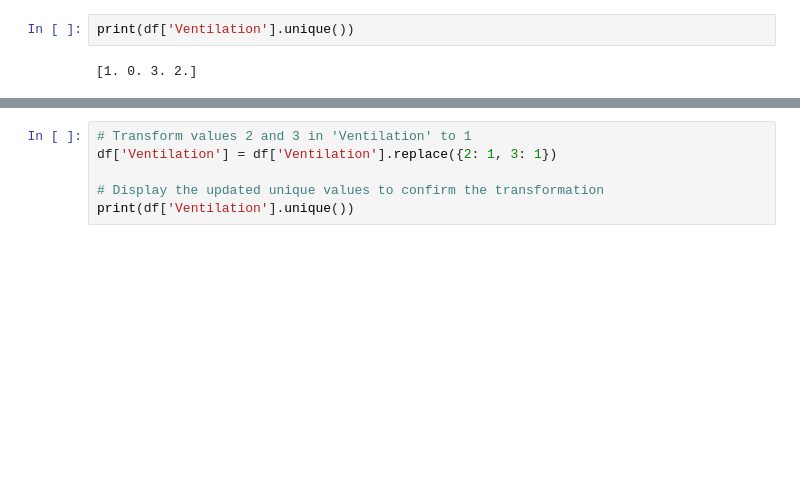
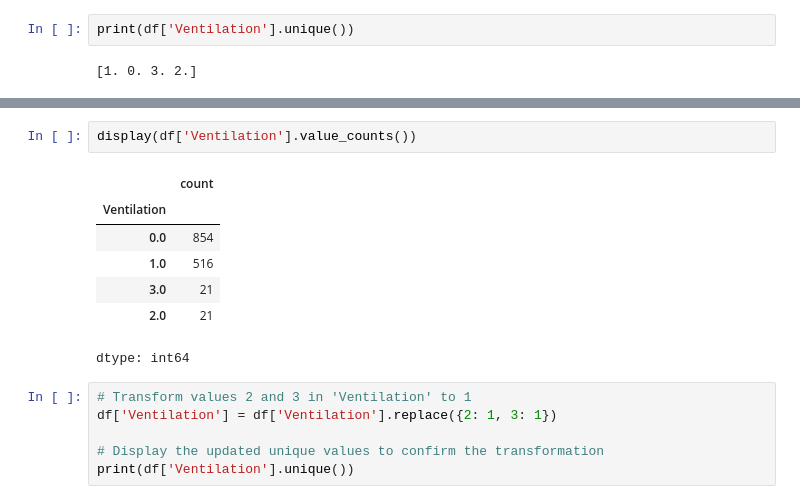
Before and after one commit to FaridRash/Advance-Statistical-Learnin--Semester-3, a Jupyter notebook: MH/Mh_AD_Data_understanding.ipynb, the cells around one changed output, grey strips where cells are left out. Drawn from its saved outputs; the diff is of its cells as text; blank space fills up the shorter version.

```diff
--- a/MH/Mh_AD_Data_understanding.ipynb
+++ b/MH/Mh_AD_Data_understanding.ipynb
@@ -464,3 +479,13 @@ print(df['Ventilation'].unique())
+# %%
+display(df['Ventilation'].value_counts())
+# %% [output]
+|  | count |
+| Ventilation |  |
+| 0.0 | 854 |
+| 1.0 | 516 |
+| 3.0 | 21 |
+| 2.0 | 21 |
+dtype: int64
 # %%
 # Transform values 2 and 3 in 'Ventilation' to 1
 df['Ventilation'] = df['Ventilation'].replace({2: 1, 3: 1})
```
Also changed, not shown: parts of 8 cells of this notebook.
